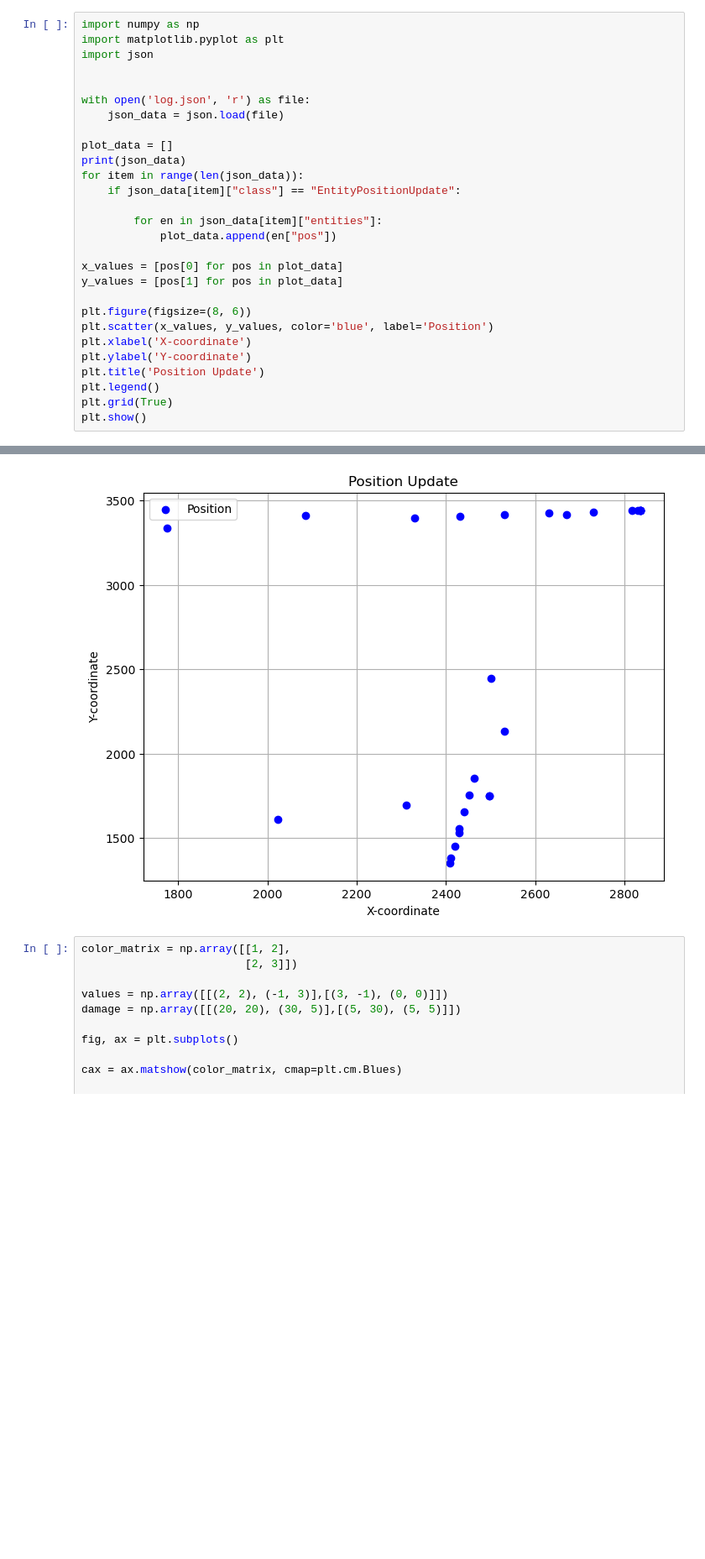
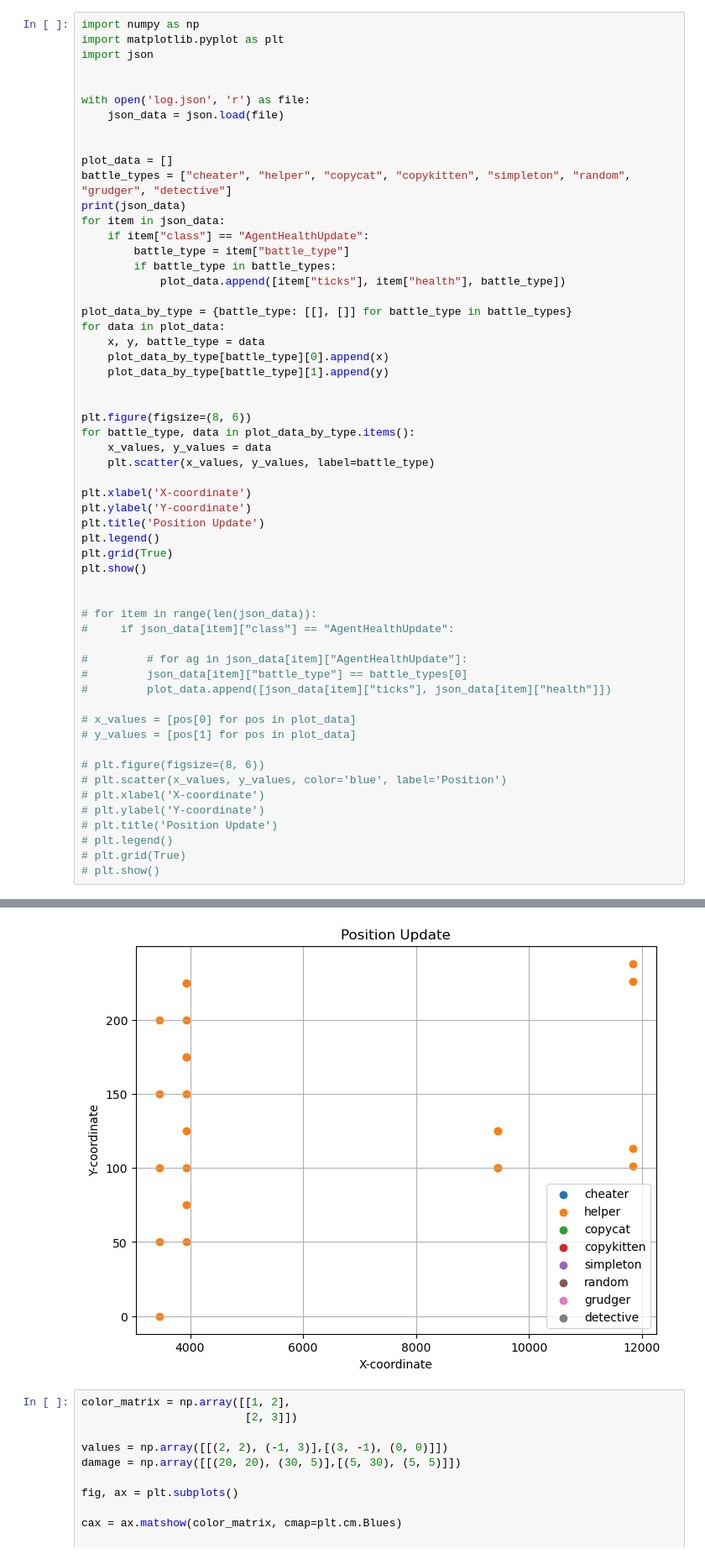
Before and after one commit to Arkist1/adb_simulation, a Jupyter notebook: metrics.ipynb, the cells around one changed output, grey strips where cells are left out. Shown at 84% size. Cells and saved outputs as stored; diff of their text form; blank space fills up the shorter version.

```diff
--- a/metrics.ipynb
+++ b/metrics.ipynb
@@ -7,23 +7,52 @@ import json
 with open('log.json', 'r') as file:
     json_data = json.load(file)
 
+
 plot_data = []
+battle_types = ["cheater", "helper", "copycat", "copykitten", "simpleton", "random", "grudger", "detective"]
 print(json_data)
-for item in range(len(json_data)):
-    if json_data[item]["class"] == "EntityPositionUpdate":
+for item in json_data:
+    if item["class"] == "AgentHealthUpdate":
+        battle_type = item["battle_type"]
+        if battle_type in battle_types:
+            plot_data.append([item["ticks"], item["health"], battle_type])
 
-        for en in json_data[item]["entities"]:
-            plot_data.append(en["pos"])
+plot_data_by_type = {battle_type: [[], []] for battle_type in battle_types}
+for data in plot_data:
+    x, y, battle_type = data
+    plot_data_by_type[battle_type][0].append(x)
+    plot_data_by_type[battle_type][1].append(y)
 
-x_values = [pos[0] for pos in plot_data]
-y_values = [pos[1] for pos in plot_data]
 
 plt.figure(figsize=(8, 6))
-plt.scatter(x_values, y_values, color='blue', label='Position')
+for battle_type, data in plot_data_by_type.items():
+    x_values, y_values = data
+    plt.scatter(x_values, y_values, label=battle_type)
+
 plt.xlabel('X-coordinate')
 plt.ylabel('Y-coordinate')
 plt.title('Position Update')
 plt.legend()
 plt.grid(True)
 plt.show()
+
+
+# for item in range(len(json_data)):
+#     if json_data[item]["class"] == "AgentHealthUpdate":
+
+#         # for ag in json_data[item]["AgentHealthUpdate"]:
+#         json_data[item]["battle_type"] == battle_types[0]
+#         plot_data.append([json_data[item]["ticks"], json_data[item]["health"]])
+
+# x_values = [pos[0] for pos in plot_data]
+# y_values = [pos[1] for pos in plot_data]
+
+# plt.figure(figsize=(8, 6))
+# plt.scatter(x_values, y_values, color='blue', label='Position')
+# plt.xlabel('X-coordinate')
+# plt.ylabel('Y-coordinate')
+# plt.title('Position Update')
+# plt.legend()
+# plt.grid(True)
+# plt.show()
 # %% [output]
@@ -31,4 +60,4 @@ plt.show()
-[figure, old version]
+[figure, new version]
 # %%
 color_matrix = np.array([[1, 2],
                          [2, 3]])
```
Also changed, not shown: parts of 1 cell of this notebook, 3 other files.
